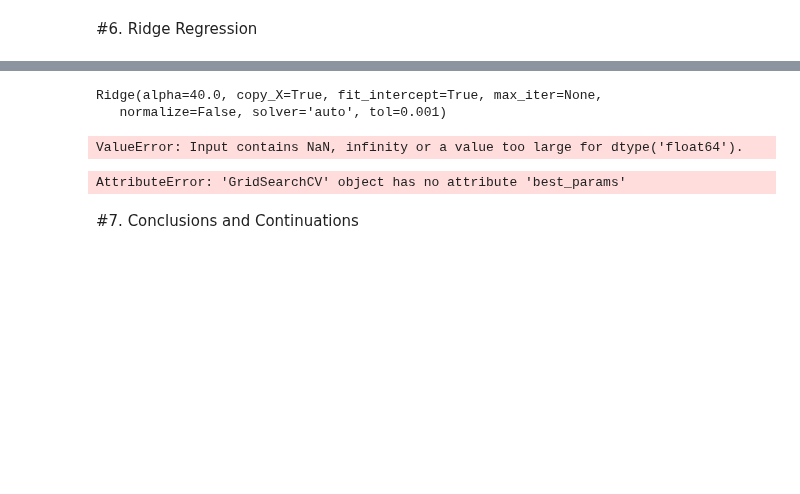
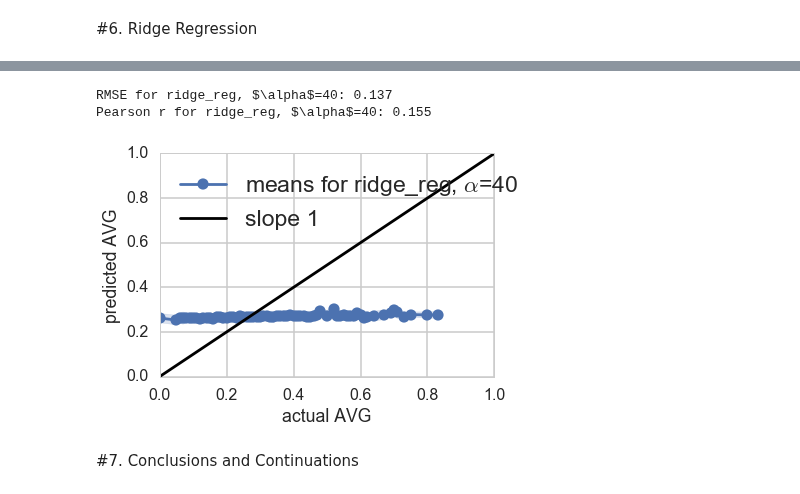
Before and after one commit to bacook17/CS109_baseball, a Jupyter notebook: Master_Notebook.ipynb, the cells around one changed output, grey strips where cells are left out. Saved outputs shown, nothing was run; the diff lists cells and outputs as text; code cells hidden in the pictures; blank space fills up the shorter version.

```diff
--- a/Master_Notebook.ipynb
+++ b/Master_Notebook.ipynb
@@ -1671,7 +1672,7 @@ def get_rmse(s, s_predict):
     return np.sqrt(np.dot(diff,diff)/diff.shape[0])
 # %%
 clf = Ridge()
-alphas= np.linspace(20, 40, 20)
+alphas= np.arange(20, 60, 1)
 # %%
 %%time
 gs = GridSearchCV(clf, param_grid=dict(alpha=alphas), cv=5)
@@ -1683,8 +1683,5 @@ Wall time: 16min 36s
 # %%
-# print(best)
-# pickle.dump(best, open('data/best_ridge.p', 'wb'))
+print(best)
+pickle.dump(best, open('data/best_ridge.p', 'wb'))
-# %% [output]
-Ridge(alpha=40.0, copy_X=True, fit_intercept=True, max_iter=None,
-   normalize=False, solver='auto', tol=0.001)
 # %%
 best = Ridge(alpha=40.)
@@ -1693,19 +1691,19 @@ best = pickle.load(open('data/best_ridge.p','rb'))
 # %%
 clf=best.fit(designm, avg)
 training_accuracy = clf.score(designm, avg)
-print "BEST: %s" % (gs.best_params_)
+print "BEST: %s" % (clf.get_params())
 print "############# based on standard predict ################"
 print "Accuracy on training data: %0.5f" % (training_accuracy)
 print "########################################################"
-# %% [output]
-ValueError: Input contains NaN, infinity or a value too large for dtype('float64').
 # %%
 pred_test = best.predict(testm)
 predictions['ridge_reg'] = pred_test
 
-compare_results(test_avg,predictions['ridge_reg'], model=r"ridge_reg, $\alpha$="+'%d'%gs.best_params);
+compare_results(test_avg,predictions['ridge_reg'], model=r"ridge_reg, $\alpha$="+'%d'%clf.get_params()['alpha']);
 # %% [output]
-AttributeError: 'GridSearchCV' object has no attribute 'best_params'
+RMSE for ridge_reg, $\alpha$=40: 0.137
+Pearson r for ridge_reg, $\alpha$=40: 0.155
+[figure, added]
 # %% [markdown]
 #7. Conclusions and Continuations
 # %% [markdown]
```
Also changed, not shown: parts of 12 cells of this notebook, 3 other files.
